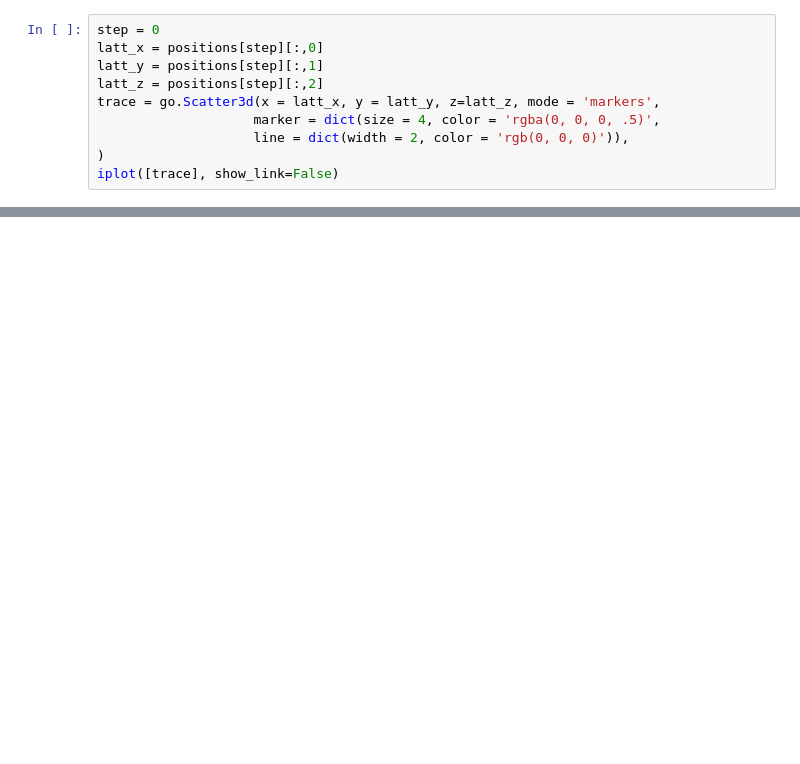
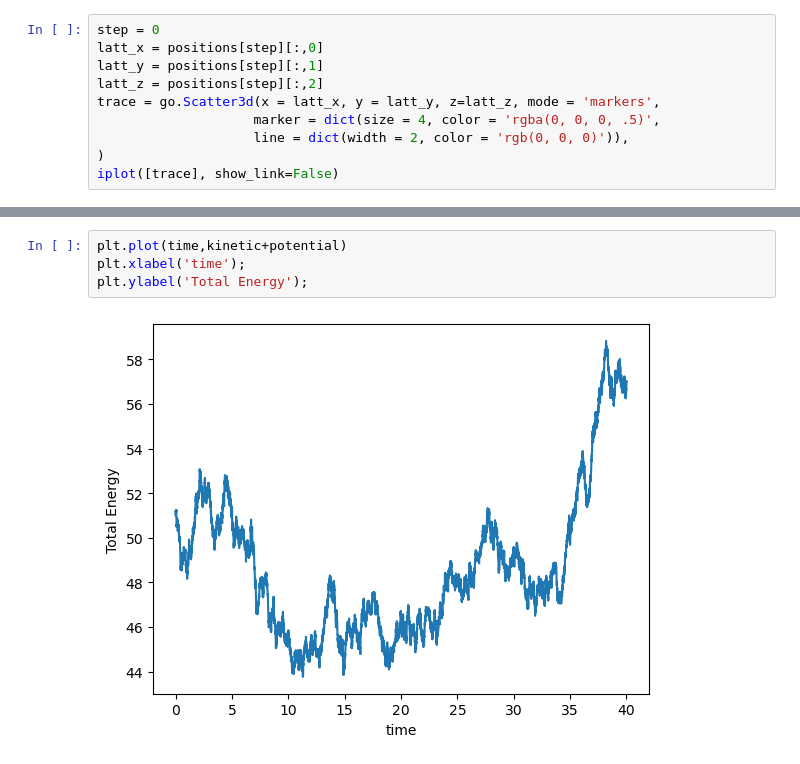
Before and after one commit to EdrickSG/Classical-Molecular-Dynamics, a Jupyter notebook: post-processing.ipynb, the cells around one changed output, grey strips where cells are left out. Cells and saved outputs as stored; diff of their text form; blank space fills up the shorter version.

```diff
--- a/post-processing.ipynb
+++ b/post-processing.ipynb
@@ -54,0 +98,6 @@ plt.ylabel('Total Energy');
+# %%
+plt.plot(time,kinetic+potential)
+plt.xlabel('time');
+plt.ylabel('Total Energy');
+# %% [output]
+[figure, added]
```
Also changed, not shown: parts of 29 cells of this notebook, 3 other files.
